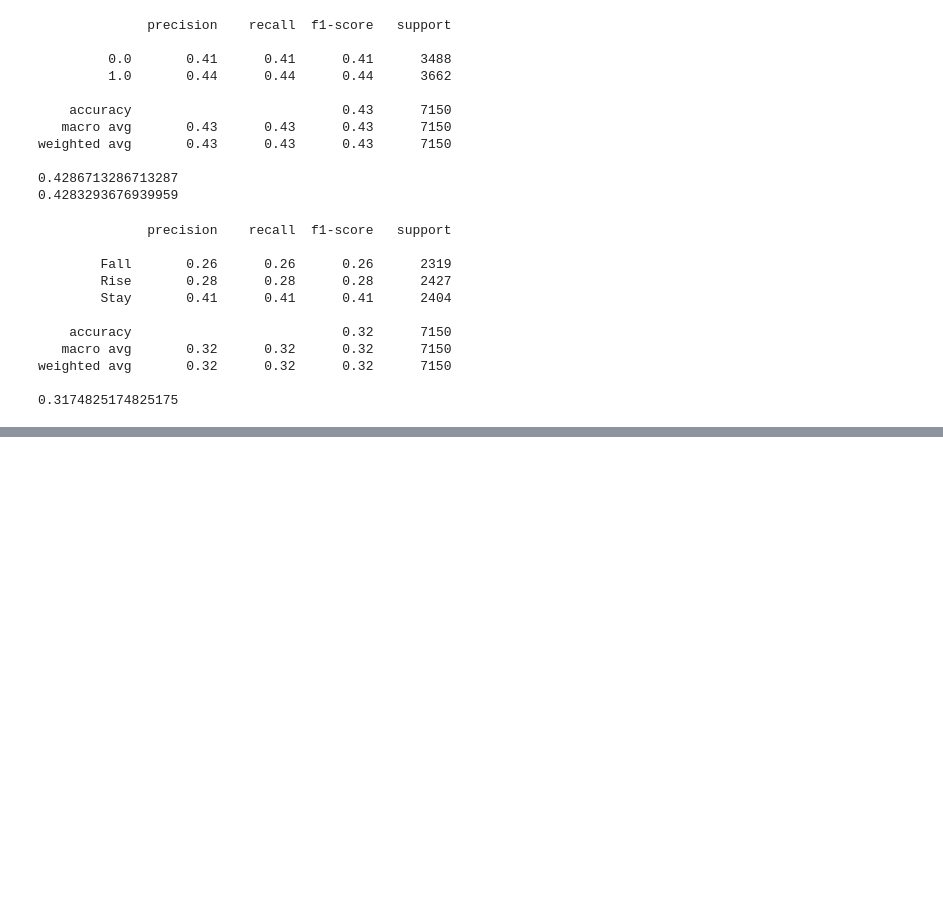
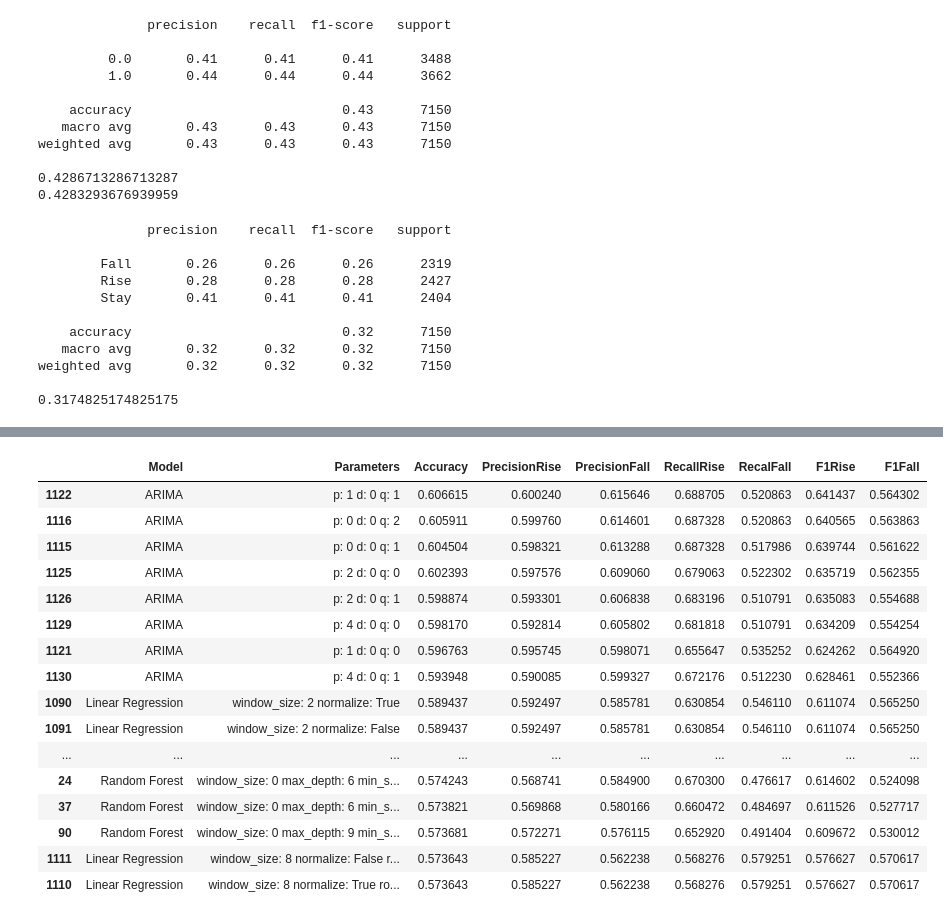
Before and after one commit to KrizanPeter/DP3_Repo, a Jupyter notebook: LastValuePredict.ipynb, the cells around one changed output, grey strips where cells are left out. Saved outputs shown, nothing was run; the diff lists cells and outputs as text; code cells hidden in the pictures; blank space fills up the shorter version.

```diff
--- a/LastValuePredict.ipynb
+++ b/LastValuePredict.ipynb
@@ -53,3 +53,5 @@ PredictViaLastMove(dataset = 'multiple')
 weighted avg       0.32      0.32      0.32      7150
 
 0.3174825174825175
+# %%
+resultDf = OpenTwoClassResult()
@@ -55,0 +67,20 @@ weighted avg       0.32      0.32      0.32      7150
+# %%
+resultDf.sort_values('Accuracy', ascending=False).head(50)
+# %% [output]
+|  | Model | Parameters | Accuracy | PrecisionRise | PrecisionFall | RecallRise | RecalFall | F1Rise | F1Fall |
+| 1122 | ARIMA | p: 1 d: 0 q: 1 | 0.606615 | 0.600240 | 0.615646 | 0.688705 | 0.520863 | 0.641437 | 0.564302 |
+| 1116 | ARIMA | p: 0 d: 0 q: 2 | 0.605911 | 0.599760 | 0.614601 | 0.687328 | 0.520863 | 0.640565 | 0.563863 |
+| 1115 | ARIMA | p: 0 d: 0 q: 1 | 0.604504 | 0.598321 | 0.613288 | 0.687328 | 0.517986 | 0.639744 | 0.561622 |
+| 1125 | ARIMA | p: 2 d: 0 q: 0 | 0.602393 | 0.597576 | 0.609060 | 0.679063 | 0.522302 | 0.635719 | 0.562355 |
+| 1126 | ARIMA | p: 2 d: 0 q: 1 | 0.598874 | 0.593301 | 0.606838 | 0.683196 | 0.510791 | 0.635083 | 0.554688 |
+| 1129 | ARIMA | p: 4 d: 0 q: 0 | 0.598170 | 0.592814 | 0.605802 | 0.681818 | 0.510791 | 0.634209 | 0.554254 |
+| 1121 | ARIMA | p: 1 d: 0 q: 0 | 0.596763 | 0.595745 | 0.598071 | 0.655647 | 0.535252 | 0.624262 | 0.564920 |
+| 1130 | ARIMA | p: 4 d: 0 q: 1 | 0.593948 | 0.590085 | 0.599327 | 0.672176 | 0.512230 | 0.628461 | 0.552366 |
+| 1090 | Linear Regression | window_size: 2 normalize: True | 0.589437 | 0.592497 | 0.585781 | 0.630854 | 0.546110 | 0.611074 | 0.565250 |
+| 1091 | Linear Regression | window_size: 2 normalize: False | 0.589437 | 0.592497 | 0.585781 | 0.630854 | 0.546110 | 0.611074 | 0.565250 |
+| ... | ... | ... | ... | ... | ... | ... | ... | ... | ... |
+| 24 | Random Forest | window_size: 0 max_depth: 6 min_s... | 0.574243 | 0.568741 | 0.584900 | 0.670300 | 0.476617 | 0.614602 | 0.524098 |
+| 37 | Random Forest | window_size: 0 max_depth: 6 min_s... | 0.573821 | 0.569868 | 0.580166 | 0.660472 | 0.484697 | 0.611526 | 0.527717 |
+| 90 | Random Forest | window_size: 0 max_depth: 9 min_s... | 0.573681 | 0.572271 | 0.576115 | 0.652920 | 0.491404 | 0.609672 | 0.530012 |
+| 1111 | Linear Regression | window_size: 8 normalize: False r... | 0.573643 | 0.585227 | 0.562238 | 0.568276 | 0.579251 | 0.576627 | 0.570617 |
+| 1110 | Linear Regression | window_size: 8 normalize: True ro... | 0.573643 | 0.585227 | 0.562238 | 0.568276 | 0.579251 | 0.576627 | 0.570617 |
```
Also changed, not shown: parts of 6 cells of this notebook, 7 other files.
